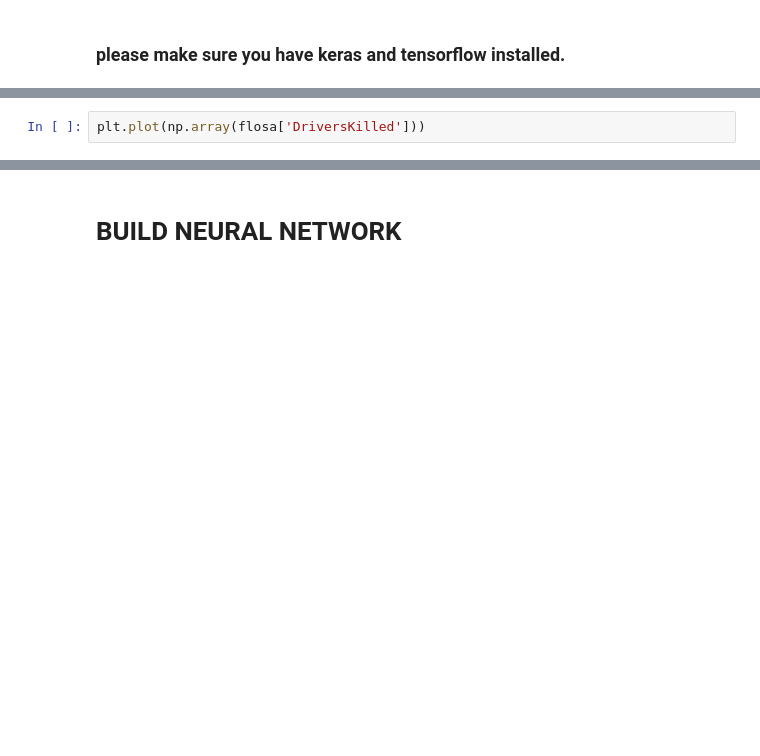
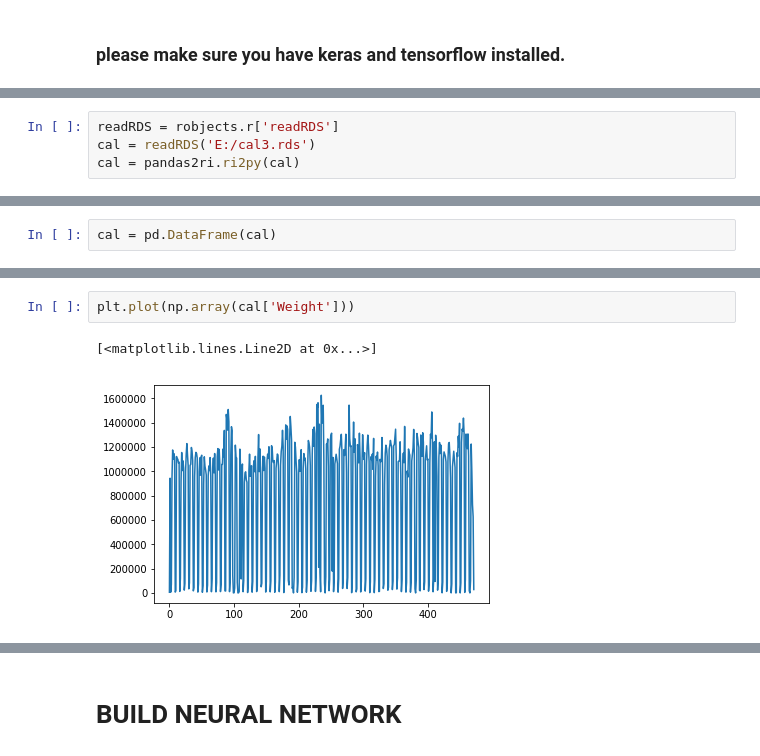
Before and after one commit to homeschneiju/JUSMASTERARBEIT, a Jupyter notebook: Skeletons/NN.ipynb, the cells around one changed output, grey strips where cells are left out. Saved outputs shown, nothing was run; the diff lists cells and outputs as text; blank space fills up the shorter version.

```diff
--- a/Skeletons/NN.ipynb
+++ b/Skeletons/NN.ipynb
@@ -72,0 +25,4 @@ flosa.head()
+# %%
+readRDS = robjects.r['readRDS']
+cal = readRDS('E:/cal3.rds')
+cal = pandas2ri.ri2py(cal)
@@ -72,0 +49,2 @@ flosa.head()
+# %%
+cal = pd.DataFrame(cal)
@@ -73,2 +71,5 @@ flosa.head()
 # %%
-plt.plot(np.array(flosa['DriversKilled']))
+plt.plot(np.array(cal['Weight']))
+# %% [output]
+[<matplotlib.lines.Line2D at 0x...>]
+[figure, added]
```
Also changed, not shown: parts of 24 cells of this notebook, 18 other files.
